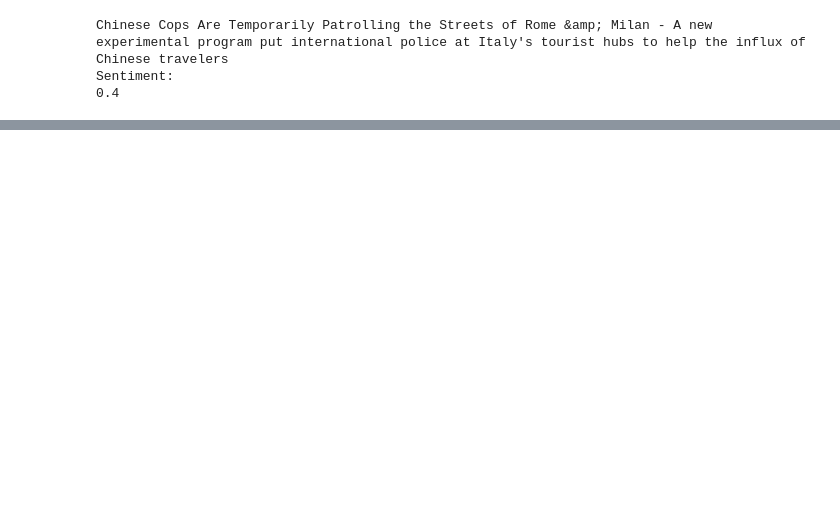
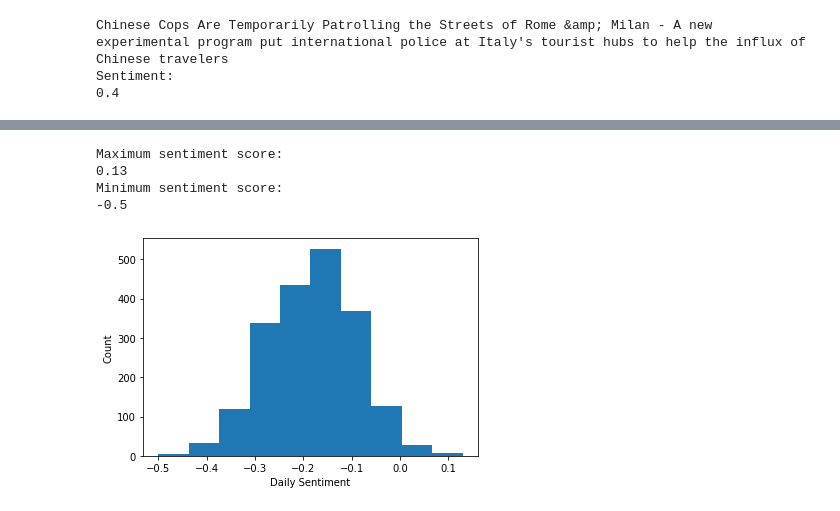
Before and after one commit to micahvandersteen/project-3-team-ifrit, a Jupyter notebook: Notebooks/NLP.ipynb, the cells around one changed output, grey strips where cells are left out. Drawn from its saved outputs; the diff is of its cells as text; code cells hidden in the pictures; blank space fills up the shorter version.

```diff
--- a/Notebooks/NLP.ipynb
+++ b/Notebooks/NLP.ipynb
@@ -103,0 +153,14 @@ data_df.head()
+# %%
+#drop na values
+all_data.dropna(how='any', inplace=True)
+# %%
+# Loop through the columns containing headlines and apply `sentiment_value` to each headline, to retrieve sentiment score
+# Assign that data to a new column
+
+for x in range(1,26): # for each column
+    col = "Top" + str(x)
+    new_col = col + " sentiment_value"
+
+    # for each row in column
+    # get the headline, feed it into the nltk model and score
+    all_data[new_col] = all_data[col].apply(sentiment_value)
@@ -103,0 +178,17 @@ data_df.head()
+# %%
+#average all scores for each day into a Daily Sentiment column
+all_data["Daily_Sentiment"] =all_data.mean(axis=1)
+# %%
+#round values
+sentiment_df = all_data.round(2)
+# %%
+#find min/max of our dataset
+print('Maximum sentiment score: ')
+print(sentiment_df["Daily_Sentiment"].max())
+print('Minimum sentiment score: ')
+print(sentiment_df["Daily_Sentiment"].min())
+# %% [output]
+Maximum sentiment score:
+0.13
+Minimum sentiment score:
+-0.5
@@ -103,0 +199,8 @@ data_df.head()
+# %%
+#plot histogram of Daily sentiment values
+plt.hist(sentiment_df.Daily_Sentiment)
+plt.xlabel("Daily Sentiment")
+plt.ylabel("Count")
+plt.show()
+# %% [output]
+[figure, added]
```
Also changed, not shown: parts of 15 cells of this notebook, 1 other file.
